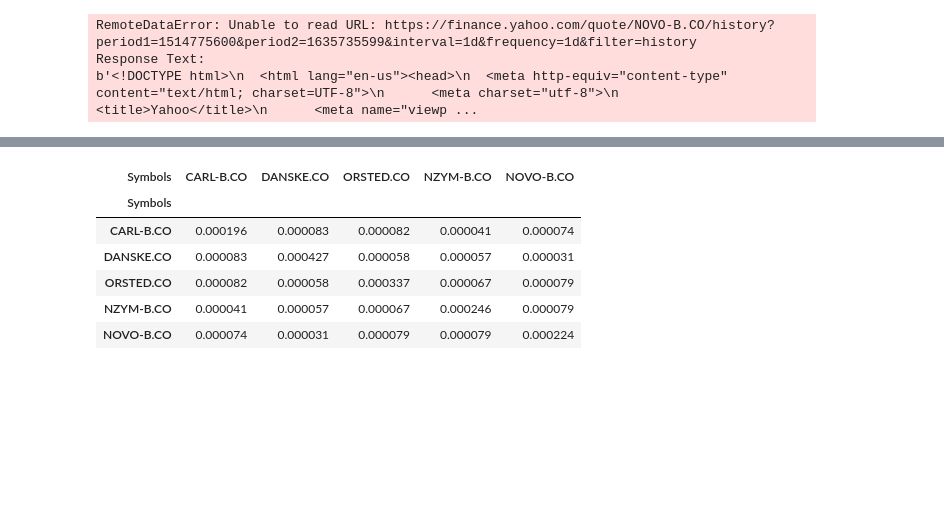
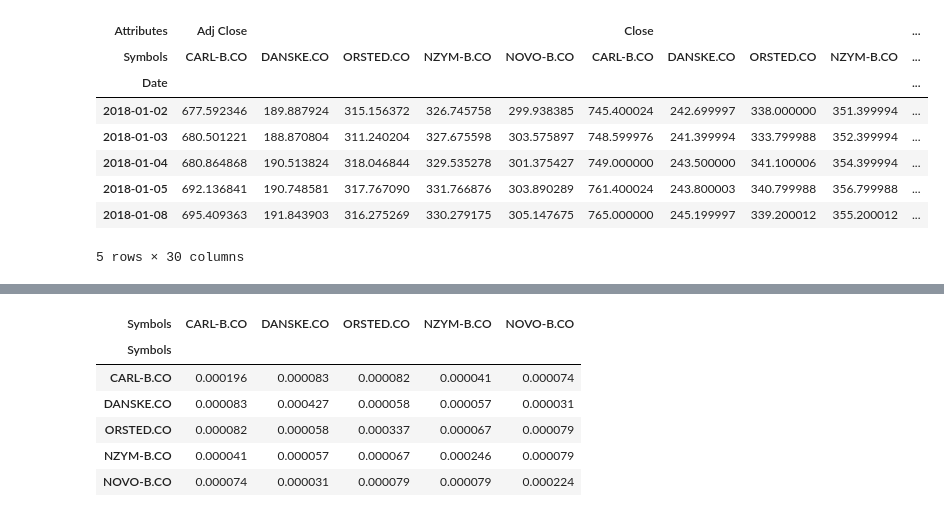
Before and after one commit to kathuman/Python-Experiments, a Jupyter notebook: Python-Finance/211109_Porfolio Efficient frontier.ipynb, the cells around one changed output, grey strips where cells are left out. Cells and saved outputs as stored; diff of their text form; code cells hidden in the pictures; blank space fills up the shorter version.

```diff
--- a/Python-Finance/211109_Porfolio Efficient frontier.ipynb
+++ b/Python-Finance/211109_Porfolio Efficient frontier.ipynb
@@ -9,13 +9,19 @@ import matplotlib.pyplot as plt
 %matplotlib inline
 # %%
 # Read Data
-#df = data.DataReader(['CARL-B.CO', 'DANSKE.CO', 'ORSTED.CO', 'NZYM-B.CO', 'NOVO-B.CO'], 'yahoo', start='2018-01-01', end='2021-10-31')
-df = data.DataReader('NOVO-B.CO', 'yahoo', start='2018-01-01', end='2021-10-31')
+df = pdr.DataReader(['CARL-B.CO', 'DANSKE.CO', 'ORSTED.CO', 'NZYM-B.CO', 'NOVO-B.CO'], 'yahoo', start='2018-01-01', end='2021-10-31')
+#df = pdr.DataReader('NOVO-B.CO', 'yahoo', start='2018/01/01', end='2021/10/31')
 df.head()
 # %% [output]
+| Attributes | Adj Close |  |  |  |  | Close |  |  |  | ... |
+| Symbols | CARL-B.CO | DANSKE.CO | ORSTED.CO | NZYM-B.CO | NOVO-B.CO | CARL-B.CO | DANSKE.CO | ORSTED.CO | NZYM-B.CO | ... |
+| Date |  |  |  |  |  |  |  |  |  | ... |
+| 2018-01-02 | 677.592346 | 189.887924 | 315.156372 | 326.745758 | 299.938385 | 745.400024 | 242.699997 | 338.000000 | 351.399994 | ... |
+| 2018-01-03 | 680.501221 | 188.870804 | 311.240204 | 327.675598 | 303.575897 | 748.599976 | 241.399994 | 333.799988 | 352.399994 | ... |
+| 2018-01-04 | 680.864868 | 190.513824 | 318.046844 | 329.535278 | 301.375427 | 749.000000 | 243.500000 | 341.100006 | 354.399994 | ... |
+| 2018-01-05 | 692.136841 | 190.748581 | 317.767090 | 331.766876 | 303.890289 | 761.400024 | 243.800003 | 340.799988 | 356.799988 | ... |
+| 2018-01-08 | 695.409363 | 191.843903 | 316.275269 | 330.279175 | 305.147675 | 765.000000 | 245.199997 | 339.200012 | 355.200012 | ... |
-RemoteDataError: Unable to read URL: https://finance.yahoo.com/quote/NOVO-B.CO/history?period1=1514775600&period2=1635735599&interval=1d&frequency=1d&filter=history
-Response Text:
-b'<!DOCTYPE html>\n  <html lang="en-us"><head>\n  <meta http-equiv="content-type" content="text/html; charset=UTF-8">\n      <meta charset="utf-8">\n      <title>Yahoo</title>\n      <meta name="viewp ...
+5 rows × 30 columns
 # %%
 # Closing price
 df = df['Adj Close']
```
Also changed, not shown: parts of 10 cells of this notebook, 1 other file.
